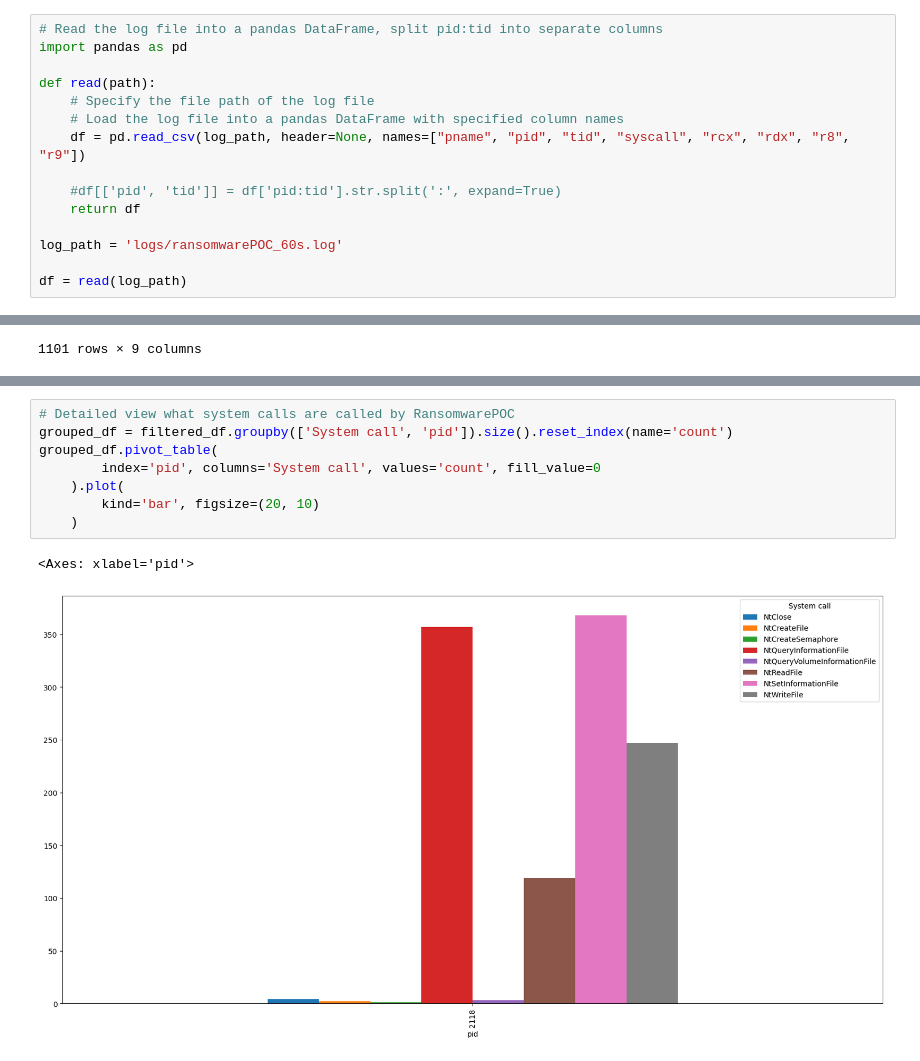
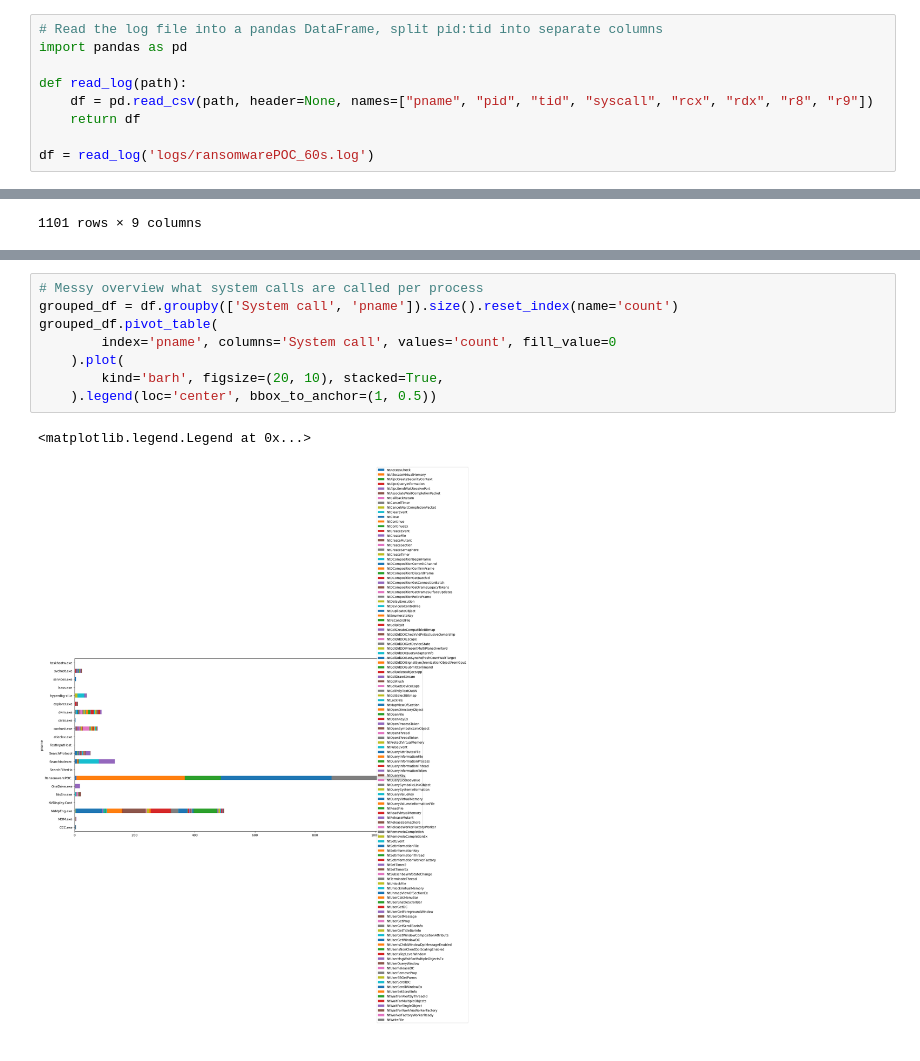
Before and after one commit to Cyber-Tracer/HyperDetect, a Jupyter notebook: controller/initial_analysis.ipynb, the cells around one changed output, grey strips where cells are left out. Cells and saved outputs as stored; diff of their text form.

Commit message:
RansomwarePOC visualizations

```diff
--- a/controller/initial_analysis.ipynb
+++ b/controller/initial_analysis.ipynb
@@ -2,17 +2,11 @@
 # Read the log file into a pandas DataFrame, split pid:tid into separate columns
 import pandas as pd
 
-def read(path):
-    # Specify the file path of the log file
-    # Load the log file into a pandas DataFrame with specified column names
-    df = pd.read_csv(log_path, header=None, names=["pname", "pid", "tid", "syscall", "rcx", "rdx", "r8", "r9"])
-
-    #df[['pid', 'tid']] = df['pid:tid'].str.split(':', expand=True)
+def read_log(path):
+    df = pd.read_csv(path, header=None, names=["pname", "pid", "tid", "syscall", "rcx", "rdx", "r8", "r9"])
     return df
 
-log_path = 'logs/ransomwarePOC_60s.log'
-
-df = read(log_path)
+df = read_log('logs/ransomwarePOC_60s.log')
 # %%
 # Read the system call names from the csv files
 # csv files are from: https://github.com/j00ru/windows-syscalls
@@ -56,11 +60,11 @@ filtered_df
 # %%
-# Detailed view what system calls are called by RansomwarePOC
-grouped_df = filtered_df.groupby(['System call', 'pid']).size().reset_index(name='count')
+# Messy overview what system calls are called per process
+grouped_df = df.groupby(['System call', 'pname']).size().reset_index(name='count')
 grouped_df.pivot_table(
-        index='pid', columns='System call', values='count', fill_value=0
+        index='pname', columns='System call', values='count', fill_value=0
     ).plot(
-        kind='bar', figsize=(20, 10)
-    )
+        kind='barh', figsize=(20, 10), stacked=True,
+    ).legend(loc='center', bbox_to_anchor=(1, 0.5))
 # %% [output]
-<Axes: xlabel='pid'>
+<matplotlib.legend.Legend at 0x...>
-[figure, old version]
+[figure, new version]
```
Also changed, not shown: parts of 4 cells of this notebook, 1 other file.
